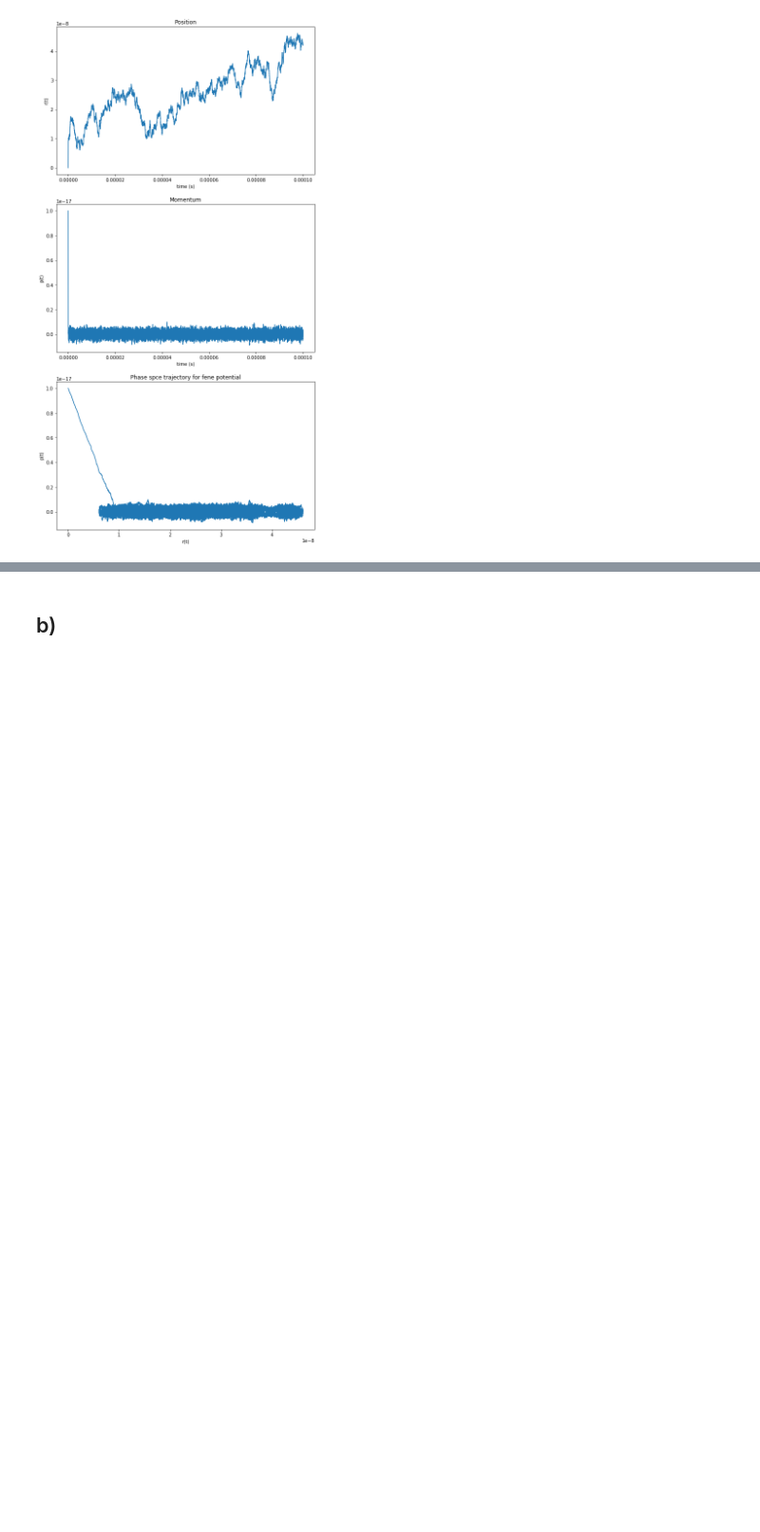
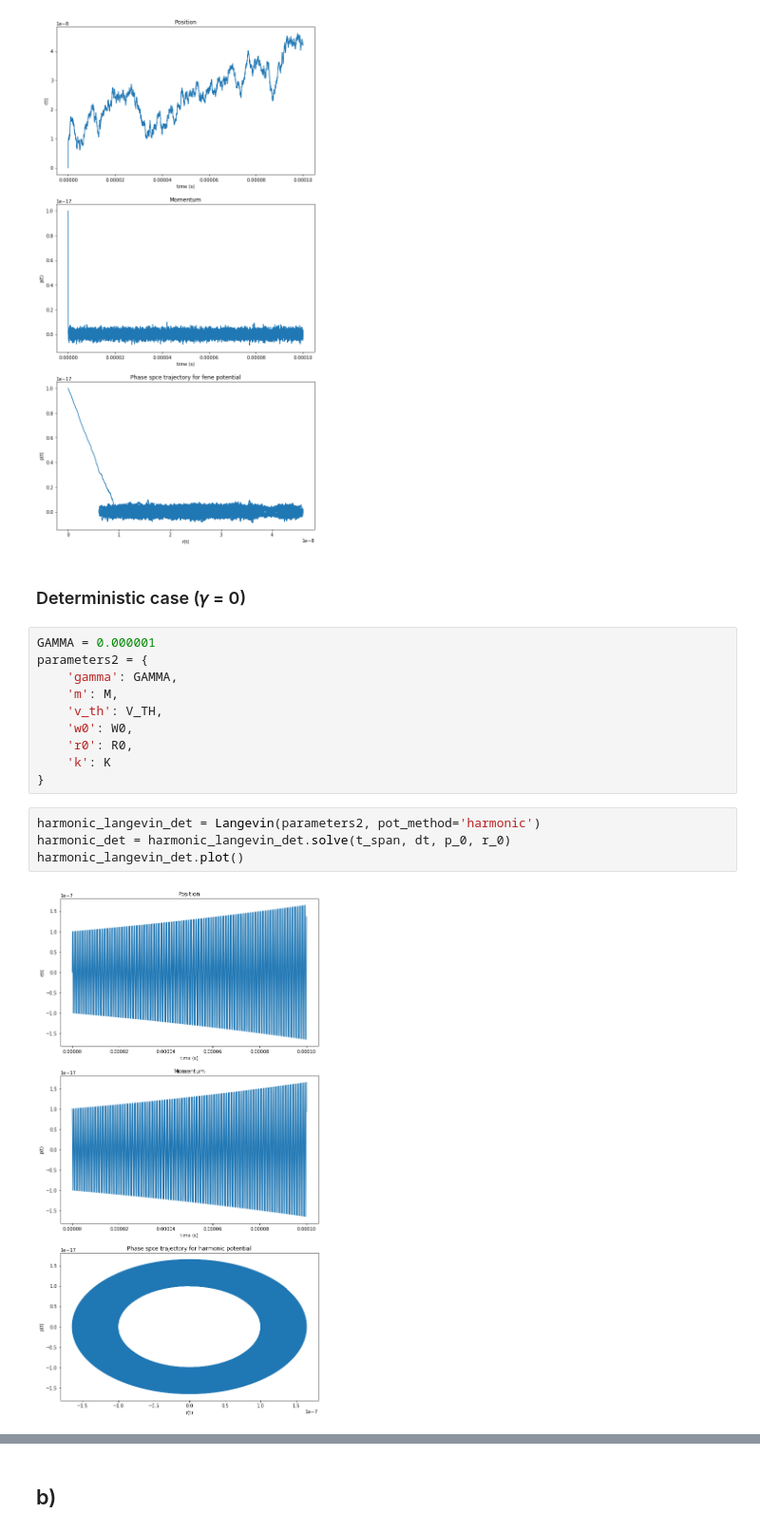
Before and after one commit to evabertalan/comp_physics, a Jupyter notebook: 3/3_Langevin equation.ipynb, the cells around one changed output, grey strips where cells are left out. Shown at 95% size. Saved outputs shown, nothing was run; the diff lists cells and outputs as text; blank space fills up the shorter version.

Commit message:
plot equilibrium state

```diff
--- a/3/3_Langevin equation.ipynb
+++ b/3/3_Langevin equation.ipynb
@@ -104,3 +104,21 @@ fene = fene_langevin.solve(t_span, dt, p_0, r_0)
 fene_langevin.plot()
 # %% [output]
 [figure]
+# %% [markdown]
+### Deterministic case (𝛾 = 0)
+# %%
+GAMMA = 0.000001
+parameters2 = {
+    'gamma': GAMMA,
+    'm': M,
+    'v_th': V_TH,
+    'w0': W0,
+    'r0': R0,
+    'k': K
+}
+# %%
+harmonic_langevin_det = Langevin(parameters2, pot_method='harmonic')
+harmonic_det = harmonic_langevin_det.solve(t_span, dt, p_0, r_0)
+harmonic_langevin_det.plot()
+# %% [output]
+[figure, added]
```
Also changed, not shown: parts of 5 cells of this notebook.
